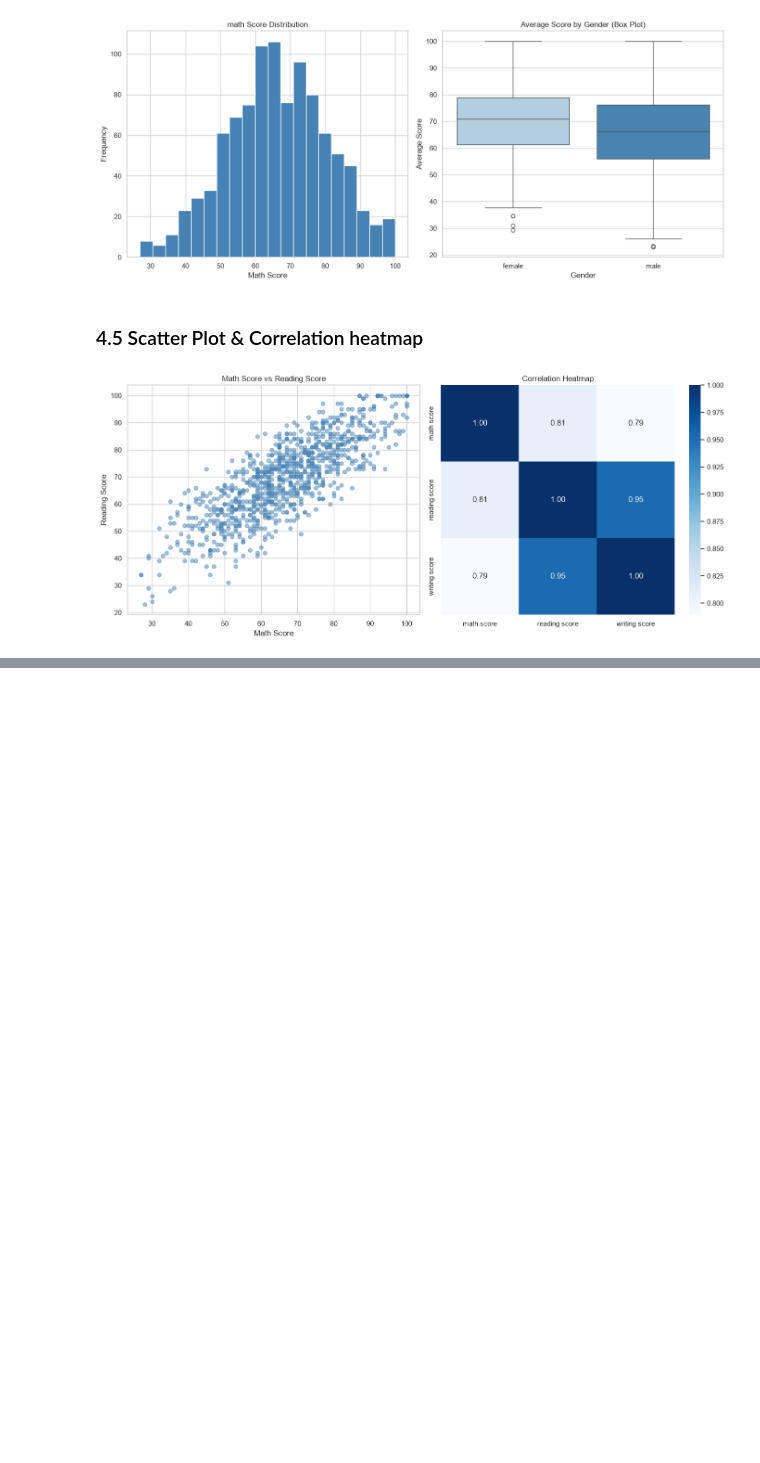
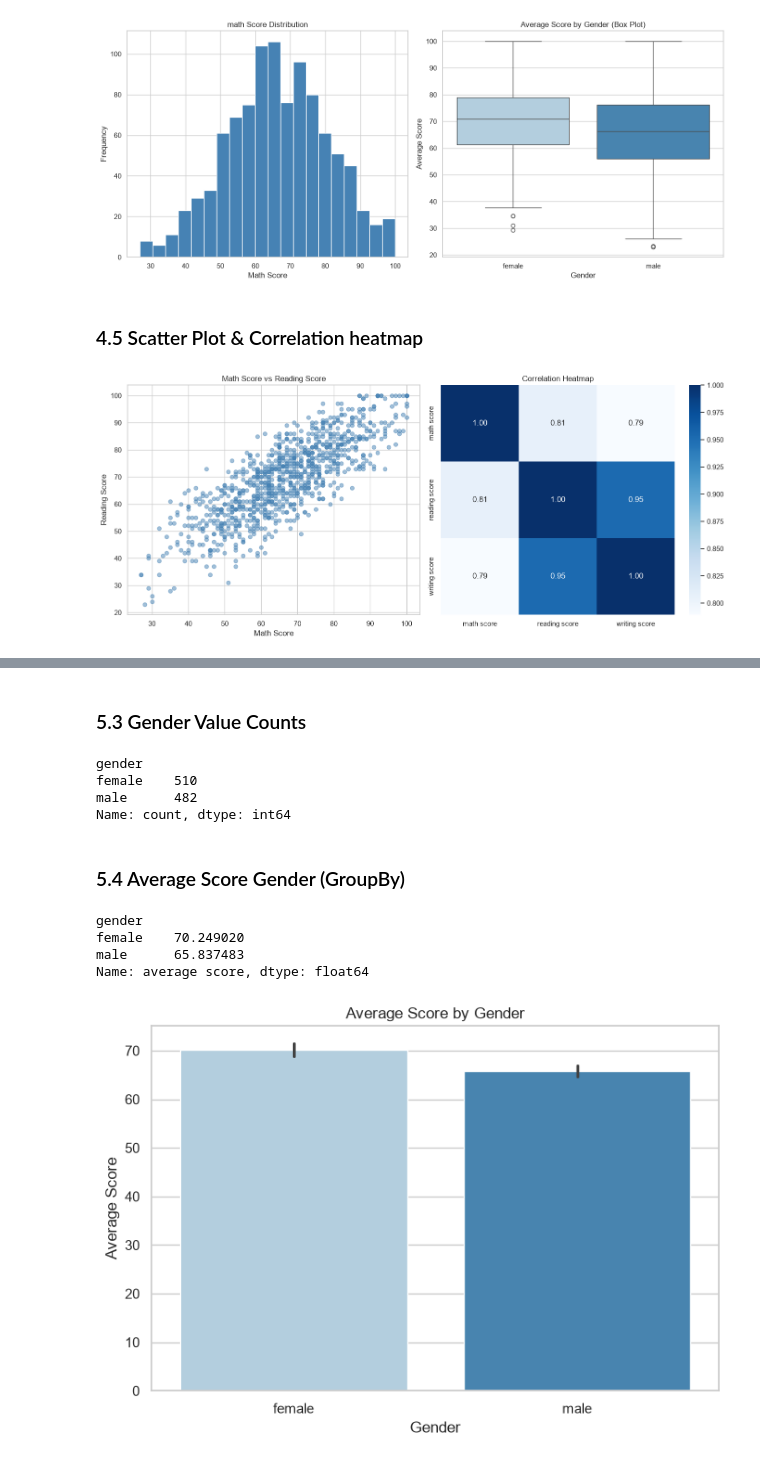
Before and after one commit to Arian11z/students-performance-analysis, a Jupyter notebook: notebooks/analysis.ipynb, the cells around one changed output, grey strips where cells are left out. Saved outputs shown, nothing was run; the diff lists cells and outputs as text; code cells hidden in the pictures; blank space fills up the shorter version.

Commit message:
Section 5: categoraicla data analysis

```diff
--- a/notebooks/analysis.ipynb
+++ b/notebooks/analysis.ipynb
@@ -349,0 +354,5 @@ plt.show()
+# %%
+le = LabelEncoder()
+df['gender encoded'] = le.fit_transform(df['gender'])
+print(f"Classes: {le.classes_}")
+df[['gender', 'gender encoded']].head()
@@ -349,0 +369,10 @@ plt.show()
+# %%
+from sklearn.preprocessing import OneHotEncoder
+
+ohe = OneHotEncoder(sparse_output=False)
+lunch_encoded = ohe.fit_transform(df[['lunch']])
+lunch_df = pd.DataFrame(lunch_encoded, columns=ohe.get_feature_names_out(['lunch']), index=df.index)
+
+df = pd.concat([df, lunch_df], axis=1)
+print(f"New columns: {ohe.get_feature_names_out(['lunch'])}")
+df[['lunch', 'lunch_free/reduced', 'lunch_standard']].head()
@@ -349,0 +387,28 @@ plt.show()
+# %% [markdown]
+### 5.3 Gender Value Counts
+# %%
+print(df['gender'].value_counts())
+# %% [output]
+gender
+female    510
+male      482
+Name: count, dtype: int64
+# %% [markdown]
+### 5.4 Average Score Gender (GroupBy)
+# %%
+avg_by_gender = df.groupby('gender')['average score'].mean()
+print(avg_by_gender)
+
+plt.figure(figsize=(7,5))
+sns.barplot(data=df, x='gender', y='average score', estimator='mean', palette='Blues')
+plt.title('Average Score by Gender')
+plt.xlabel('Gender')
+plt.ylabel('Average Score')
+plt.tight_layout()
+plt.show()
+# %% [output]
+gender
+female    70.249020
+male      65.837483
+Name: average score, dtype: float64
+[figure, added]
```
Also changed, not shown: parts of 5 cells of this notebook.
